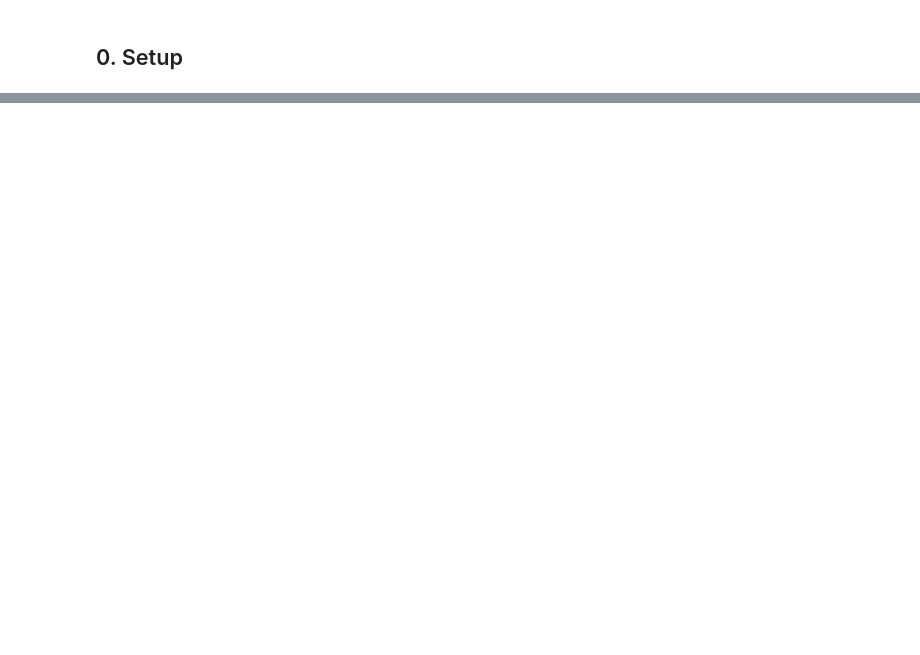
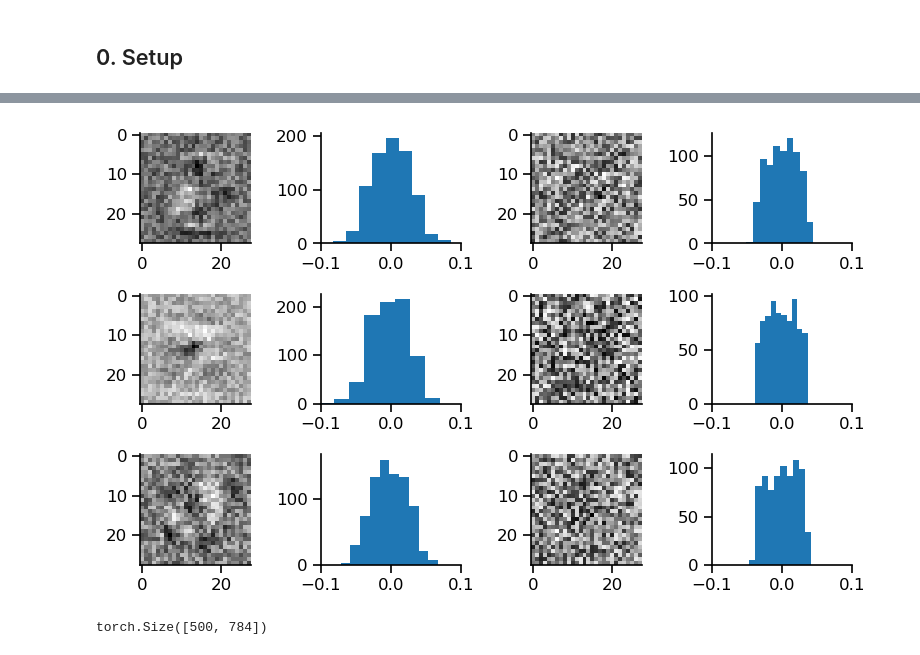
Before and after one commit to Milstein-Lab/EIANN, a Jupyter notebook: EIANN/notebooks/MNIST_1hidden_receptive_fields.ipynb, the cells around one changed output, grey strips where cells are left out. Drawn from its saved outputs; the diff is of its cells as text; code cells hidden in the pictures; blank space fills up the shorter version.

```diff
--- a/EIANN/notebooks/MNIST_1hidden_receptive_fields.ipynb
+++ b/EIANN/notebooks/MNIST_1hidden_receptive_fields.ipynb
@@ -257,0 +113,41 @@ pt.plot_receptive_fields(bp_network.Output.E, test_dataloader)
+# %%
+H1E_rf = bp_network.module_dict['H1E_InputE'].weight.detach()
+# %%
+fig,ax = plt.subplots(3,4,figsize=(8,5))
+
+unit = 18
+ax[0,0].imshow(H1E_rf[unit].view(28,28),cmap='gray')
+ax[0,1].hist(H1E_rf[unit])
+ax[0,1].set_xlim([-0.1,0.1])
+
+unit = 87
+ax[1,0].imshow(H1E_rf[unit].view(28,28),cmap='gray')
+ax[1,1].hist(H1E_rf[unit])
+ax[1,1].set_xlim([-0.1,0.1])
+
+unit = 1
+ax[0,2].imshow(H1E_rf[unit].view(28,28),cmap='gray')
+ax[0,3].hist(H1E_rf[unit])
+ax[0,3].set_xlim([-0.1,0.1])
+
+unit = 19
+ax[1,2].imshow(H1E_rf[unit].view(28,28),cmap='gray')
+ax[1,3].hist(H1E_rf[unit])
+ax[1,3].set_xlim([-0.1,0.1])
+
+
+unit = 300
+ax[2,0].imshow(H1E_rf[unit].view(28,28),cmap='gray')
+ax[2,1].hist(H1E_rf[unit])
+ax[2,1].set_xlim([-0.1,0.1])
+
+unit = 200
+ax[2,2].imshow(H1E_rf[unit].view(28,28),cmap='gray')
+ax[2,3].hist(H1E_rf[unit])
+ax[2,3].set_xlim([-0.1,0.1])
+
+
+fig.tight_layout()
+plt.show()
+# %% [output]
+[figure, added]
@@ -257,0 +156,4 @@ pt.plot_receptive_fields(bp_network.Output.E, test_dataloader)
+# %%
+fields.shape
+# %% [output]
+torch.Size([500, 784])
```
Also changed, not shown: parts of 16 cells of this notebook, 2 other files.
